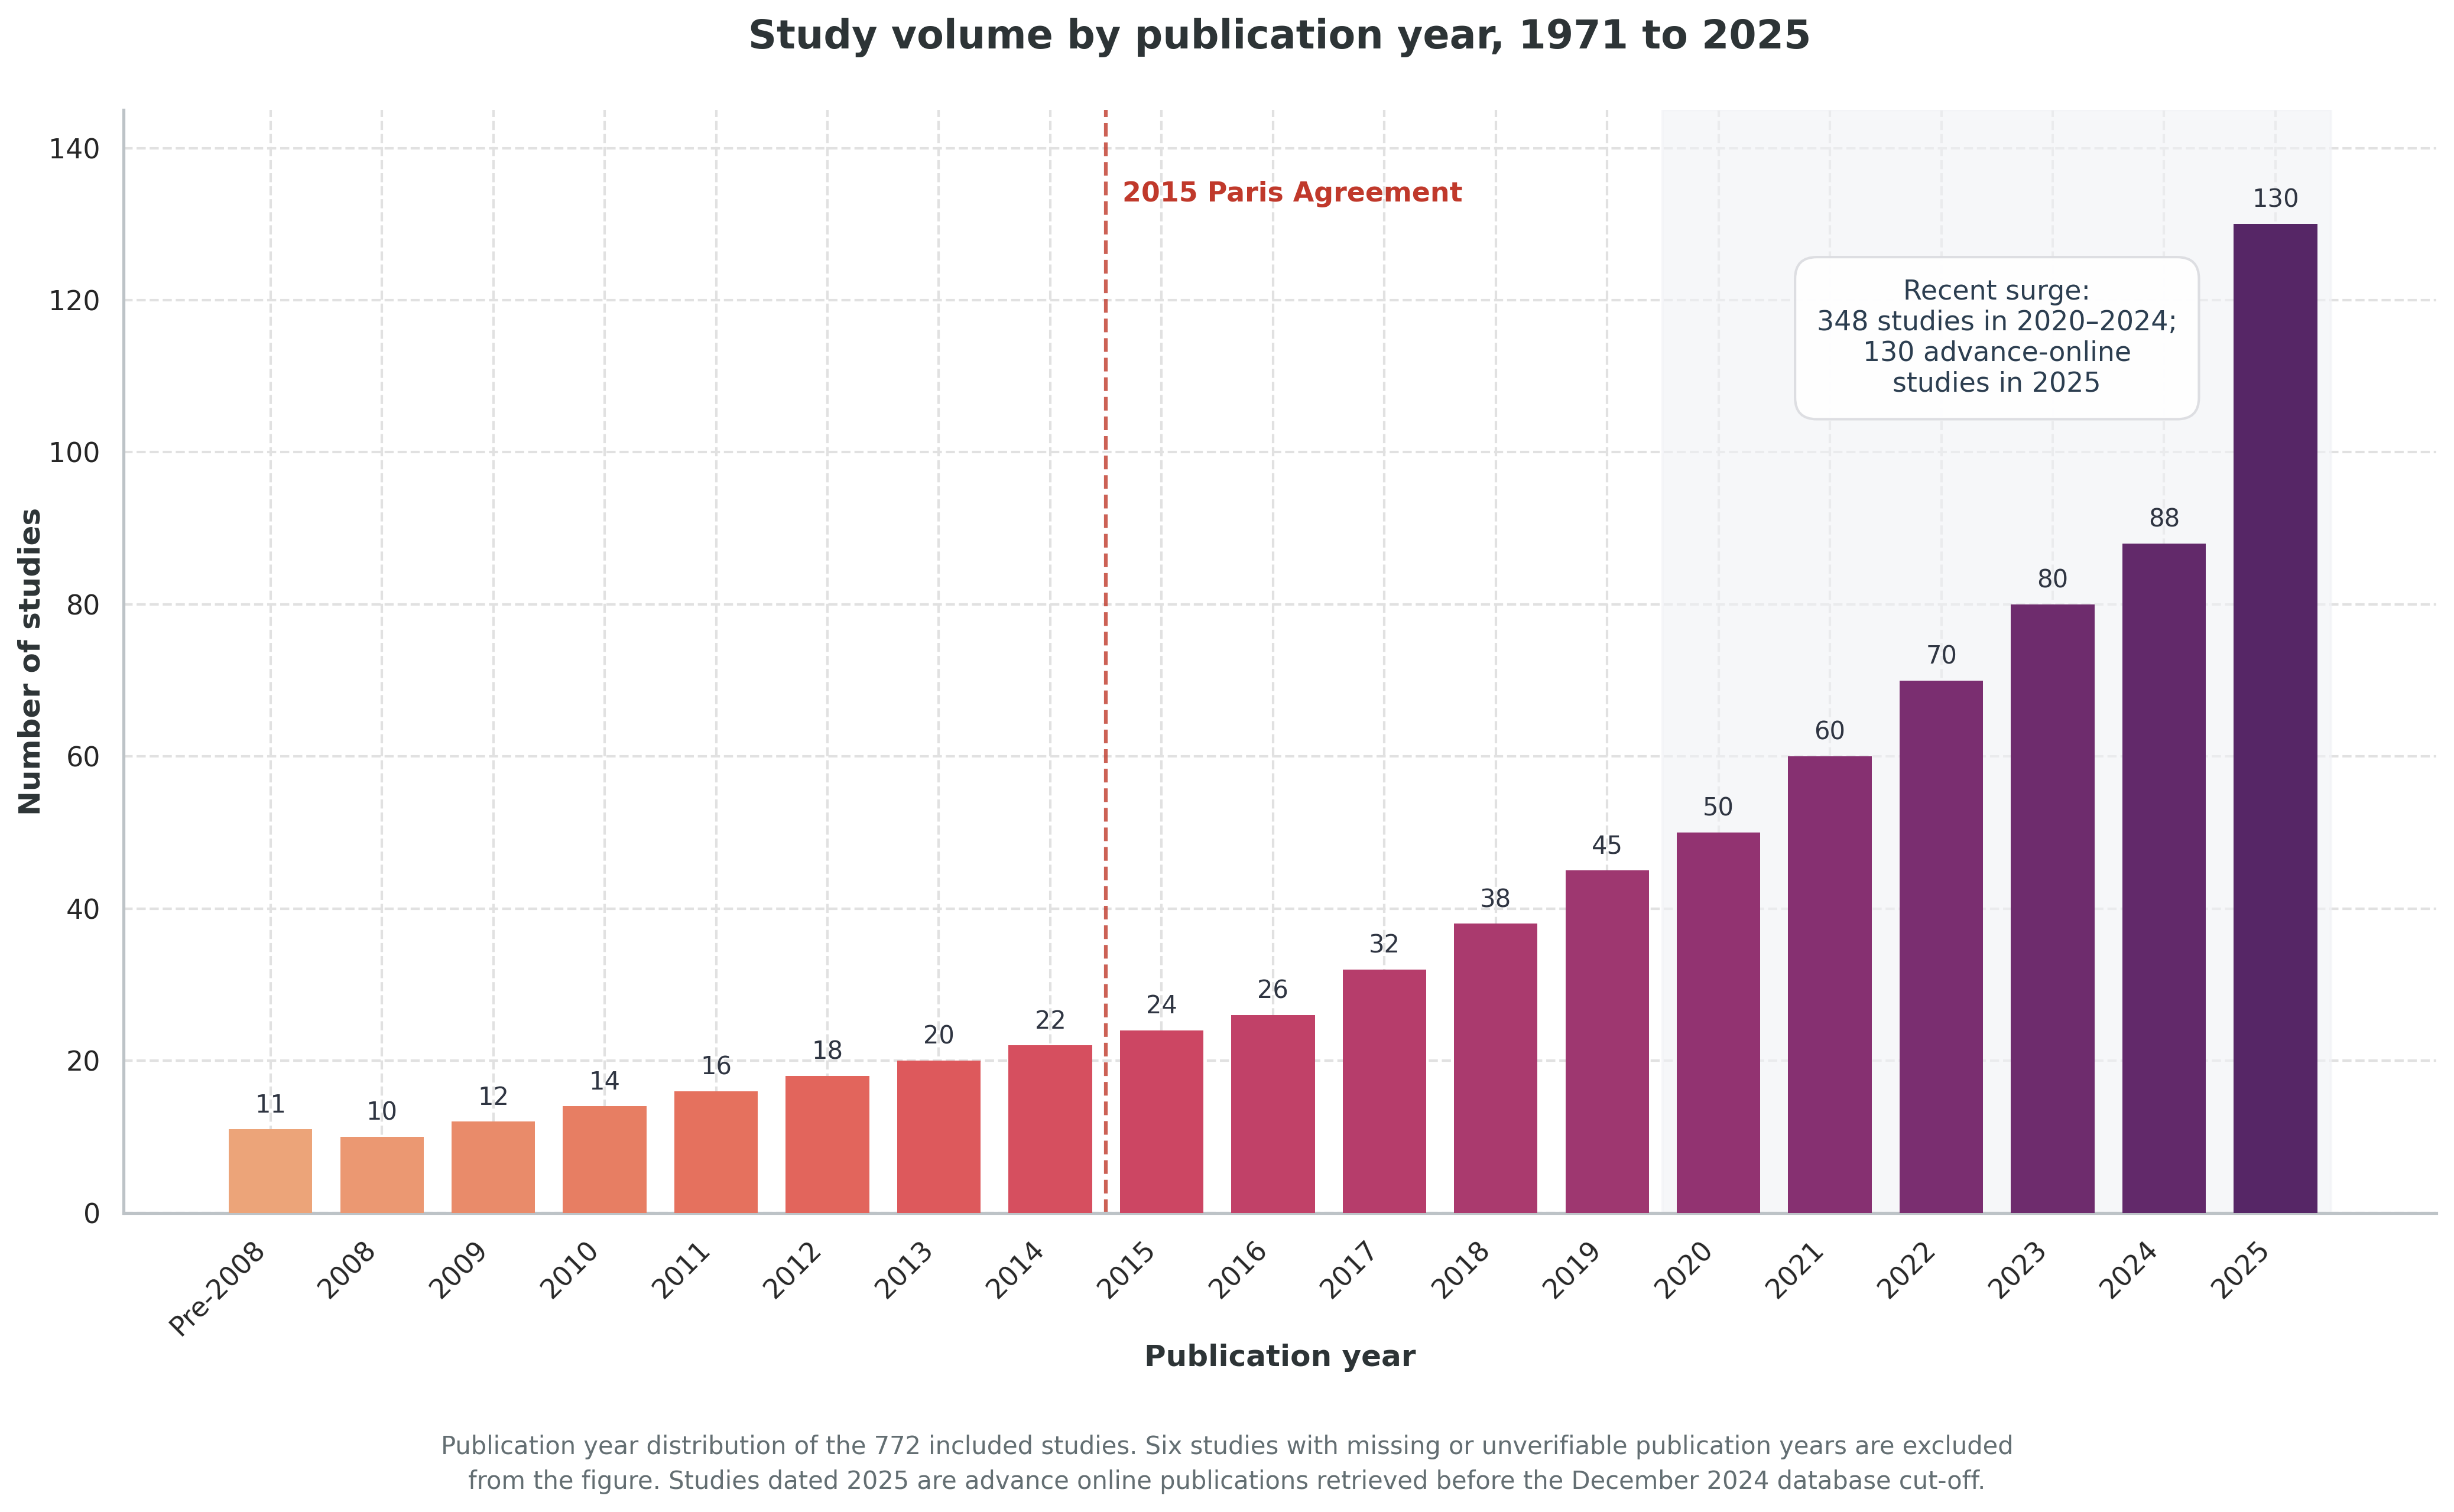
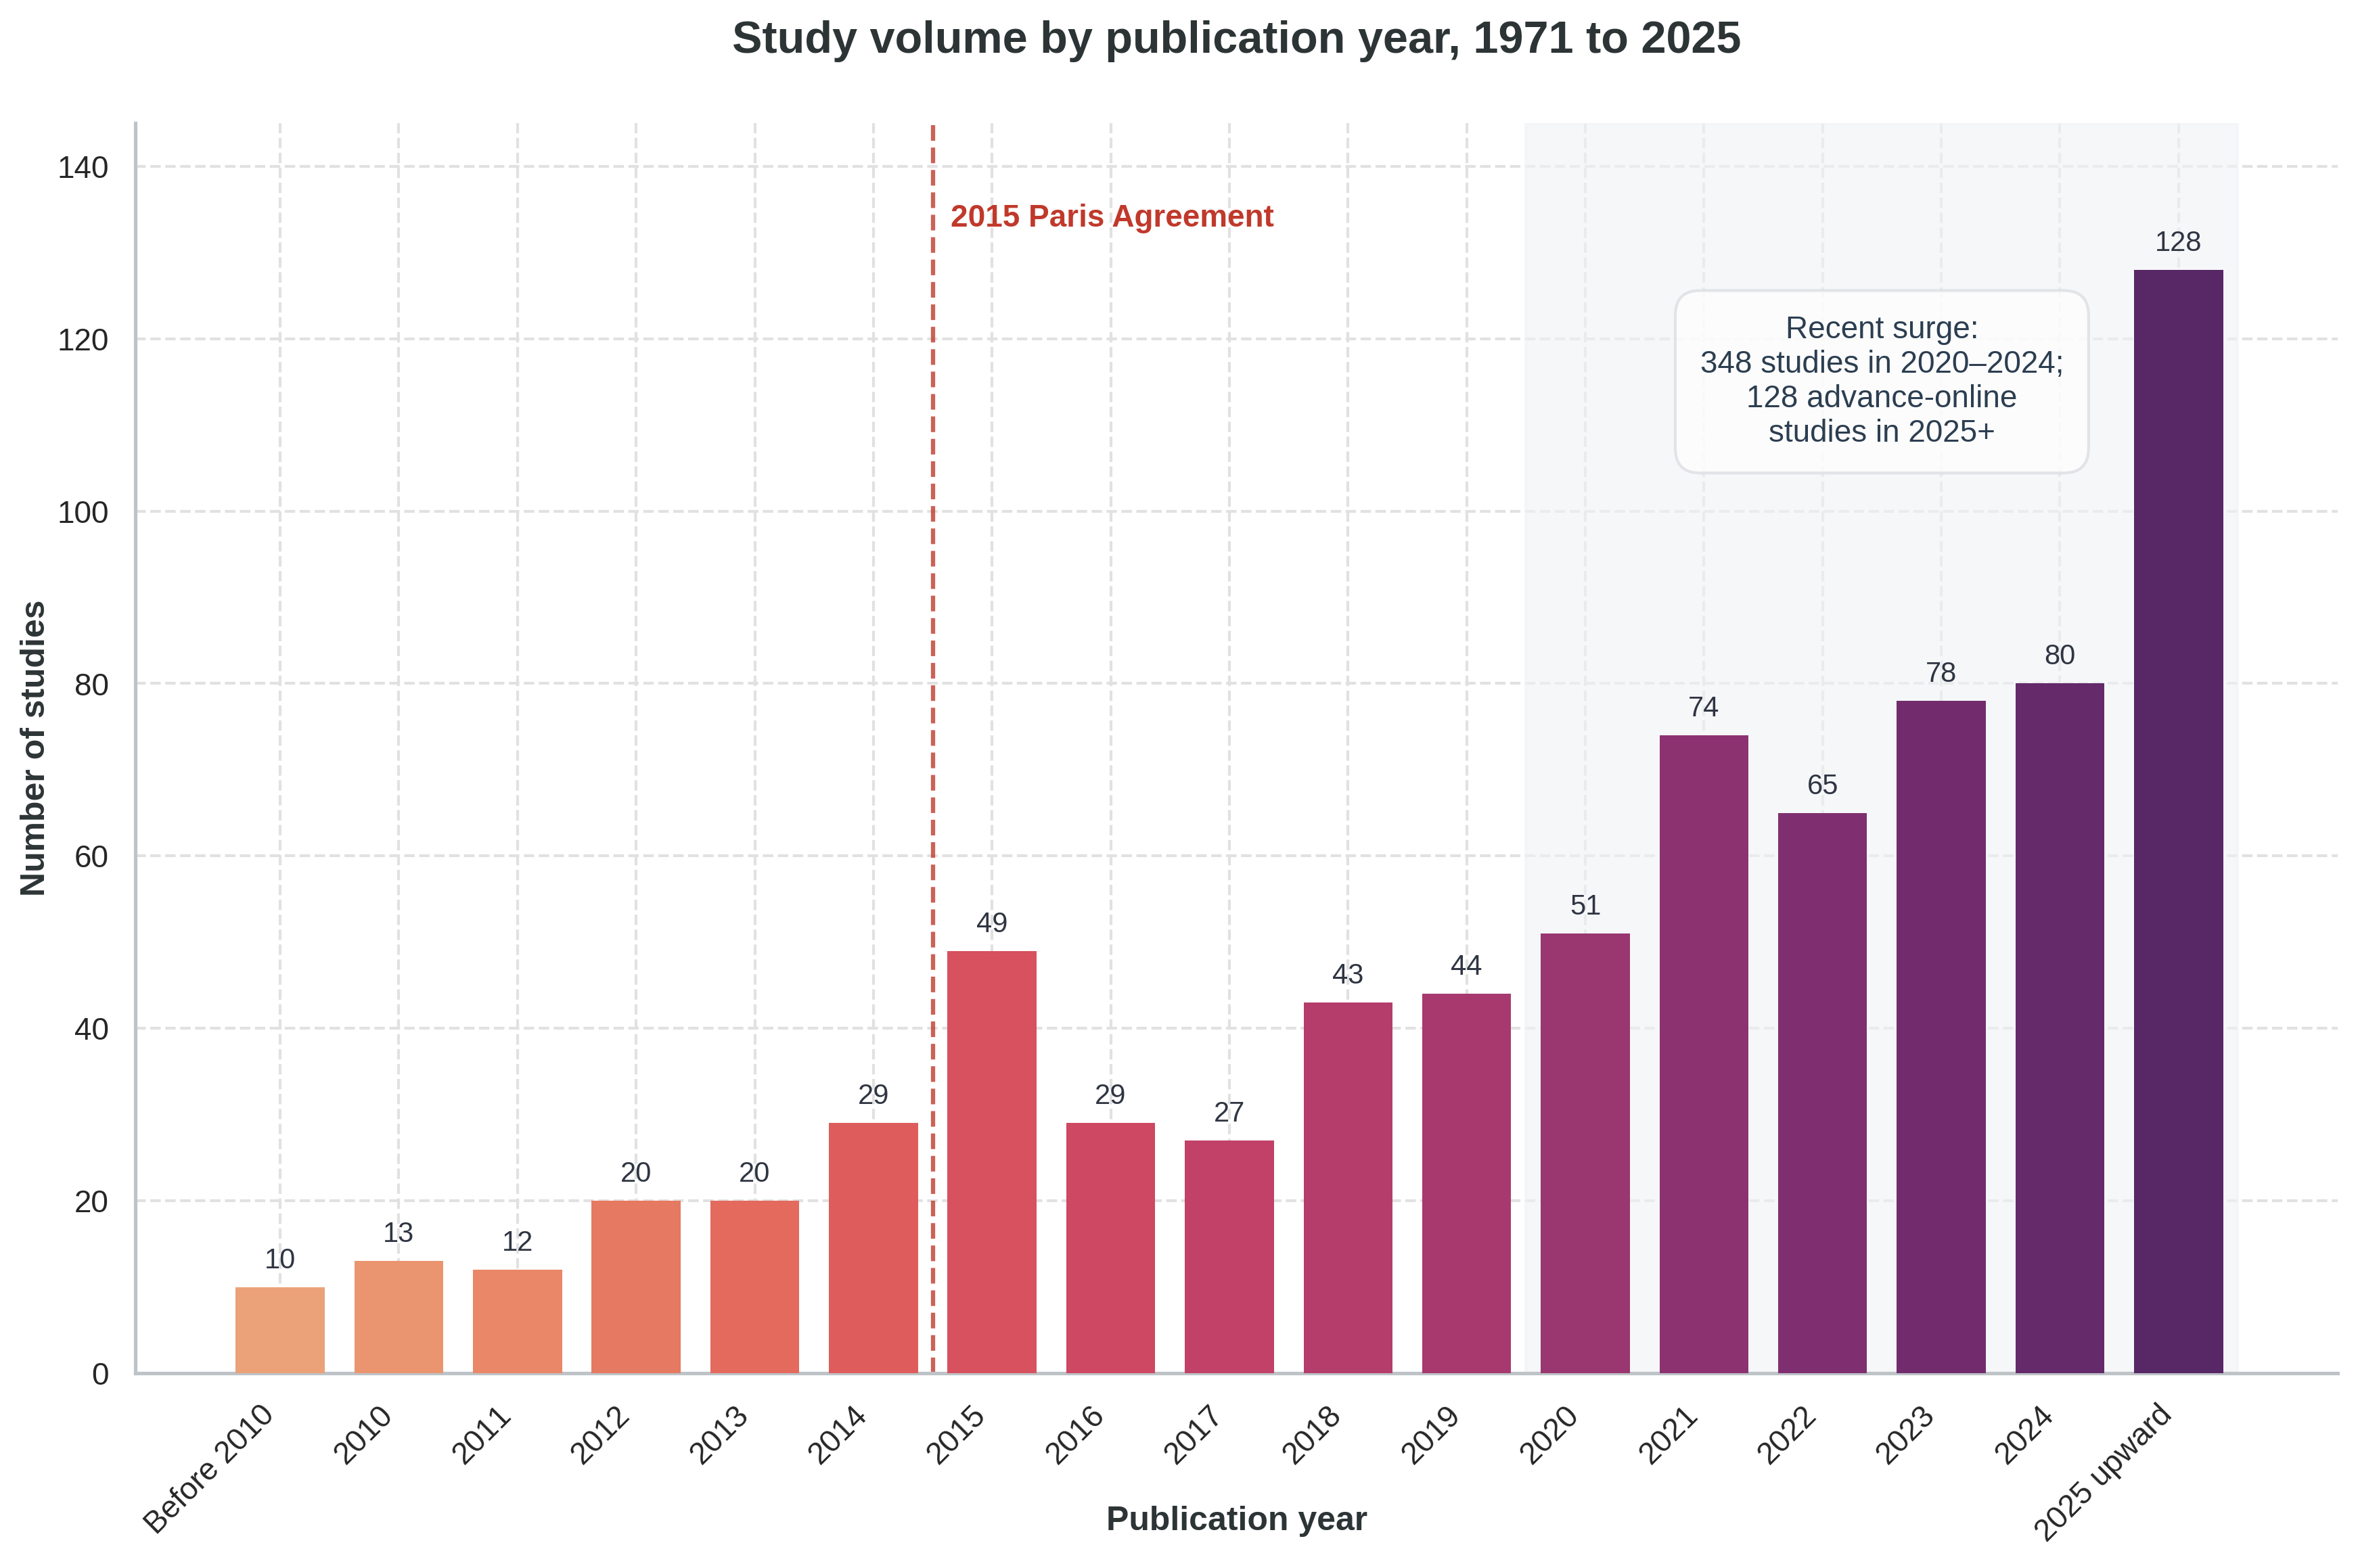
The notebook cell's code change between the first figure and the second:
--- before
+++ after
@@ -1,28 +1,26 @@
 import matplotlib.pyplot as plt
 import seaborn as sns
+import numpy as np
 
-# 1. Data Definitions
-years = ['Pre-2008', '2008', '2009', '2010', '2011', '2012', '2013', '2014',
-         '2015', '2016', '2017', '2018', '2019', '2020', '2021', '2022',
-         '2023', '2024', '2025']
-studies = [11, 10, 12, 14, 16, 18, 20, 22, 24, 26, 32, 38, 45, 50, 60, 70, 80, 88, 130]
+# 1. Data Definitions (Updated with user provided data)
+years = ['Before 2010', '2010', '2011', '2012', '2013', '2014', '2015', '2016',
+         '2017', '2018', '2019', '2020', '2021', '2022', '2023', '2024', '2025 upward']
+studies = [10, 13, 12, 20, 20, 29, 49, 29, 27, 43, 44, 51, 74, 65, 78, 80, 128]
 
 # 2. Styling and Configuration
-# Use seaborn to set a clean, modern grid
 sns.set_theme(style="whitegrid", rc={"grid.color": "#e1e1e1", "grid.linestyle": "--"})
 plt.rcParams['font.family'] = 'sans-serif'
-plt.rcParams['font.sans-serif'] = ['Arial', 'Helvetica', 'DejaVu Sans'] # Standard journal fonts
+plt.rcParams['font.sans-serif'] = ['Liberation Sans', 'Arial', 'Helvetica', 'DejaVu Sans']
 
-# Create figure with high DPI for Q1/Q2 journal publication quality
+# Create figure with high DPI
 fig, ax = plt.subplots(figsize=(14, 8), dpi=300)
 
-# Generate a color palette transitioning from cool (early years) to warm (recent surge)
-# The flare palette is perceptually uniform and prints well
+# Color palette
 colors = sns.color_palette("flare", n_colors=len(years))
 
-# 3. Plotting the Bars
+# 3. Plotting
 bars = ax.bar(years, studies, color=colors, edgecolor='none', width=0.75, zorder=3)
 
-# Add data labels exactly above each bar
+# Data labels
 for bar in bars:
     height = bar.get_height()
@@ -32,50 +30,28 @@
 
 # 4. Annotations and Highlights
-# The 2015 Paris Agreement Line (Placed right before 2015, which is index 8)
-ax.axvline(x=7.5, color='#c0392b', linestyle='--', linewidth=1.5, alpha=0.8, zorder=2)
-ax.text(7.65, 133, '2015 Paris Agreement', color='#c0392b', fontsize=11, fontweight='bold')
+# 2015 Paris Agreement (Index 6 for 2015)
+ax.axvline(x=5.5, color='#c0392b', linestyle='--', linewidth=1.5, alpha=0.8, zorder=2)
+ax.text(5.65, 133, '2015 Paris Agreement', color='#c0392b', fontsize=11, fontweight='bold')
 
-# Highlight the recent surge (From 2020 to 2025 -> indices 13 to 18)
-# We extend slightly past the indices to cover the full width of the bars
-ax.axvspan(12.5, 18.5, color='#f1f2f6', alpha=0.6, zorder=1)
+# Highlight recent surge (2020 to 2025 index 11 to 16)
+ax.axvspan(10.5, 16.5, color='#f1f2f6', alpha=0.6, zorder=1)
 
-# Surge Information Box
-box_text = "Recent surge:\n348 studies in 2020–2024;\n130 advance-online\nstudies in 2025"
-ax.text(15.5, 115, box_text, ha='center', va='center', fontsize=11, color='#2c3e50',
-        bbox=dict(facecolor='white', edgecolor='#dcdde1', boxstyle='round,pad=0.8', alpha=0.95))
+# Surge Information Box (Calculating counts from 2020-2024 which is 51+74+65+78+80=348)
+box_text = f"Recent surge:\n348 studies in 2020–2024;\n{studies[-1]} advance-online\nstudies in 2025+"
+ax.text(13.5, 115, box_text, ha='center', va='center', fontsize=11, color='#2c3e50',
+        bbox=dict(facecolor='white', edgecolor='#dcdde1', boxstyle='round,pad=0.8', alpha=0.75))
 
 # 5. Axes Formatting
 ax.set_title("Study volume by publication year, 1971 to 2025",
              fontsize=16, fontweight='bold', color='#2d3436', pad=25)
-# Decreased labelpad values to move labels closer to axes
-ax.set_ylabel("Number of studies", fontsize=12, color='#2d3436', fontweight='bold', labelpad=1)
-ax.set_xlabel("Publication year", fontsize=12, color='#2d3436', fontweight='bold', labelpad=1)
+ax.set_ylabel("Number of studies", fontsize=12, color='#2d3436', fontweight='bold', labelpad=2)
+ax.set_xlabel("Publication year", fontsize=12, color='#2d3436', fontweight='bold', labelpad=-15)
 
-# Tweak limits and ticks
 ax.set_ylim(0, 145)
 plt.xticks(rotation=45, ha='right', fontsize=11)
 plt.yticks(fontsize=11)
 
-# Clean up spines (borders)
 ax.spines['top'].set_visible(False)
 ax.spines['right'].set_visible(False)
 ax.spines['left'].set_color('#bdc3c7')
 ax.spines['bottom'].set_color('#bdc3c7')
-
-# 6. Footer Caption
-footer_text = (
-    "Publication year distribution of the 772 included studies. Six studies with missing or "
-    "unverifiable publication years are excluded\nfrom the figure. Studies dated 2025 are "
-    "advance online publications retrieved before the December 2024 database cut-off."
-)
-plt.figtext(0.5, -0.06, footer_text, ha="center", fontsize=10, color="#636e72", linespacing=1.5)
-
-# Adjust layout to prevent clipping of labels and footer
-plt.tight_layout()
-
-# Save the figure as a high-res PNG and PDF
-plt.savefig('study_volume_modern.png', bbox_inches='tight', pad_inches=1, dpi=300)
-plt.savefig('study_volume_modern.pdf', bbox_inches='tight', pad_inches=1)
-
-# Display the plot
-plt.show()

Commit: Created using Colab